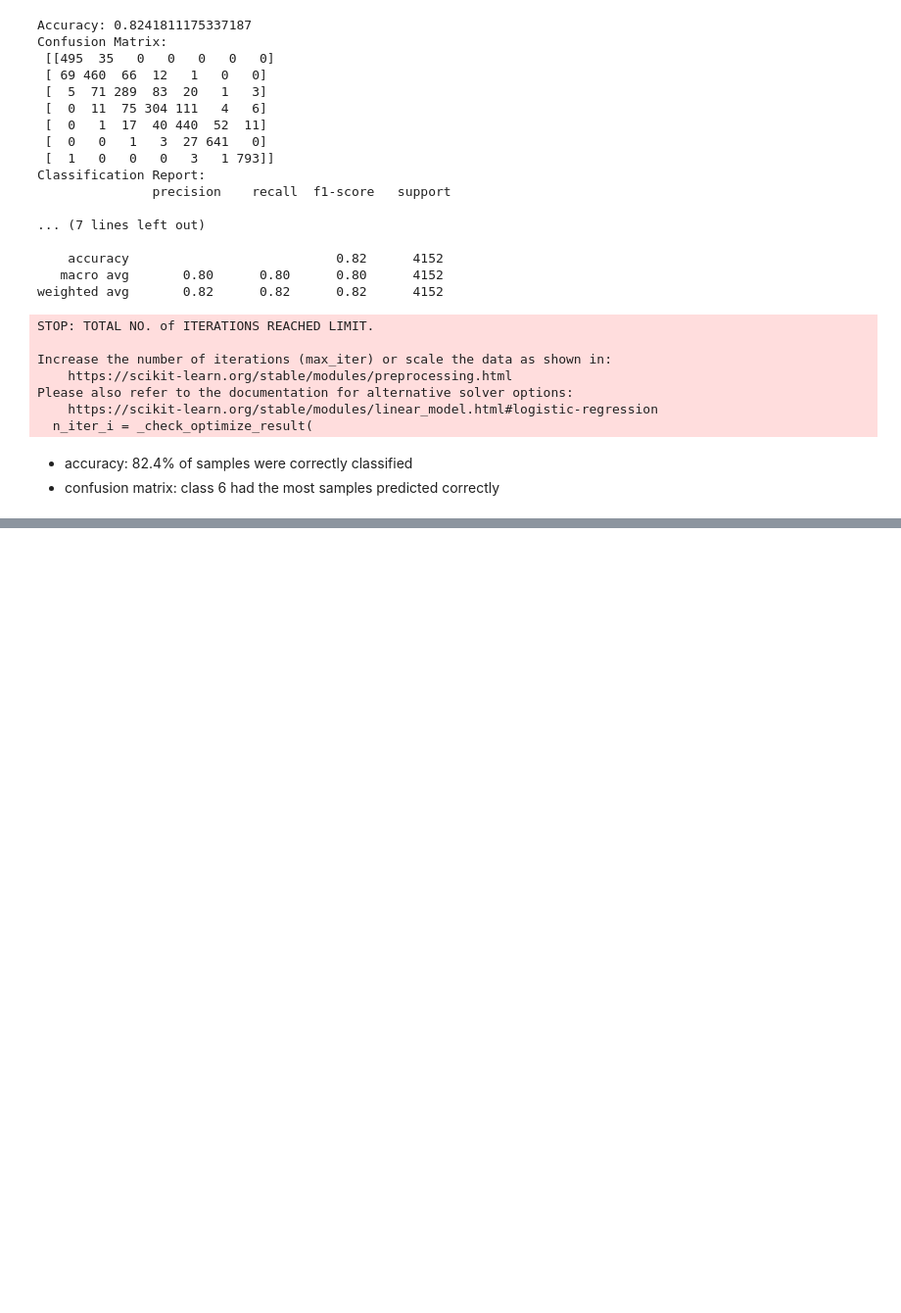
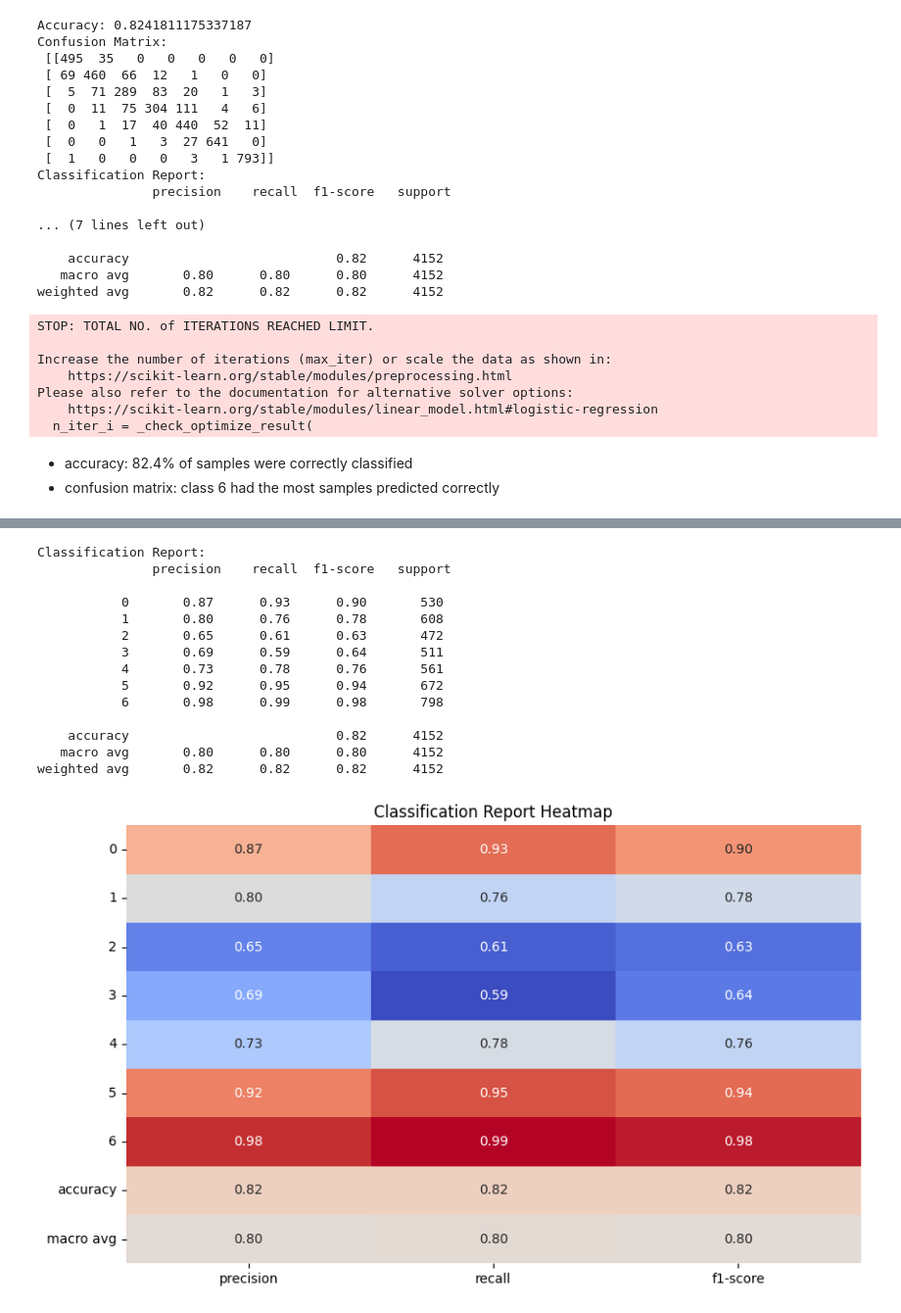
Before and after one commit to rtg7bs/ml-project-group, a Jupyter notebook: results.ipynb, the cells around one changed output, grey strips where cells are left out. Shown at 98% size. Saved outputs shown, nothing was run; the diff lists cells and outputs as text; code cells hidden in the pictures; blank space fills up the shorter version.

```diff
--- a/results.ipynb
+++ b/results.ipynb
@@ -318,0 +419,34 @@ Please also refer to the documentation for alternative solver options:
+# %%
+print("Classification Report:\n", classification_report(y_test, y_pred))
+import seaborn as sns
+import matplotlib.pyplot as plt
+from sklearn.metrics import classification_report
+import pandas as pd
+
+# Generate classification report
+report = classification_report(y_test, y_pred, output_dict=True)
+
+# Convert classification report to DataFrame
+report_df = pd.DataFrame(report).transpose()
+
+# Plot the heatmap
+plt.figure(figsize=(10, 6))
+sns.heatmap(report_df.iloc[:-1, :-1], annot=True, cmap="coolwarm", fmt='.2f', cbar=False)
+plt.title("Classification Report Heatmap")
+plt.show()
+# %% [output]
+Classification Report:
+               precision    recall  f1-score   support
+
+           0       0.87      0.93      0.90       530
+           1       0.80      0.76      0.78       608
+           2       0.65      0.61      0.63       472
+           3       0.69      0.59      0.64       511
+           4       0.73      0.78      0.76       561
+           5       0.92      0.95      0.94       672
+           6       0.98      0.99      0.98       798
+
+    accuracy                           0.82      4152
+   macro avg       0.80      0.80      0.80      4152
+weighted avg       0.82      0.82      0.82      4152
+[figure, added]
```
Also changed, not shown: parts of 3 cells of this notebook.
